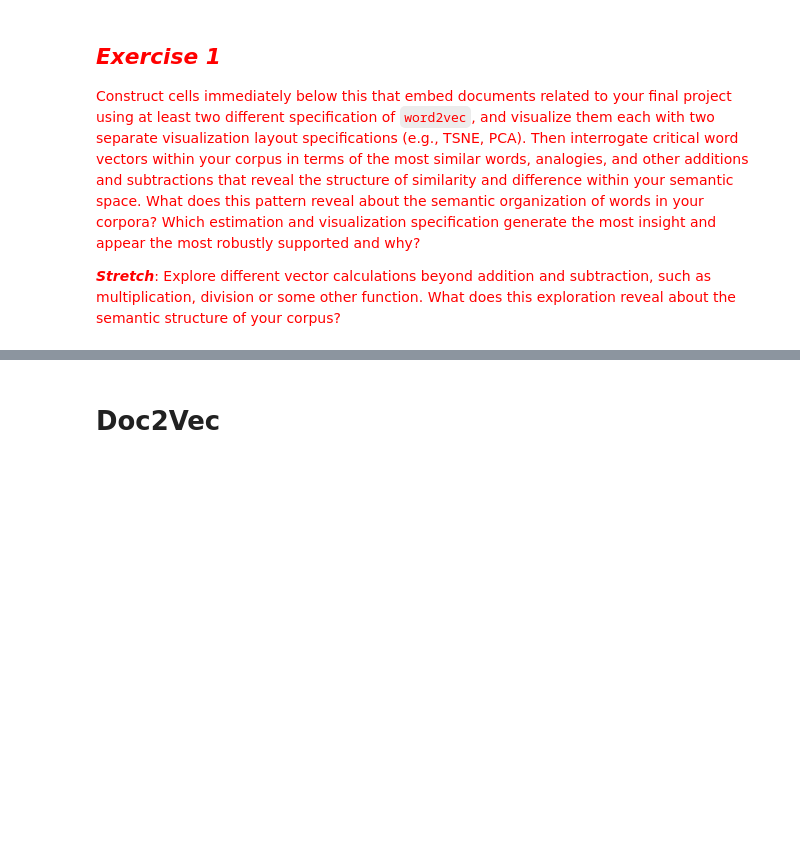
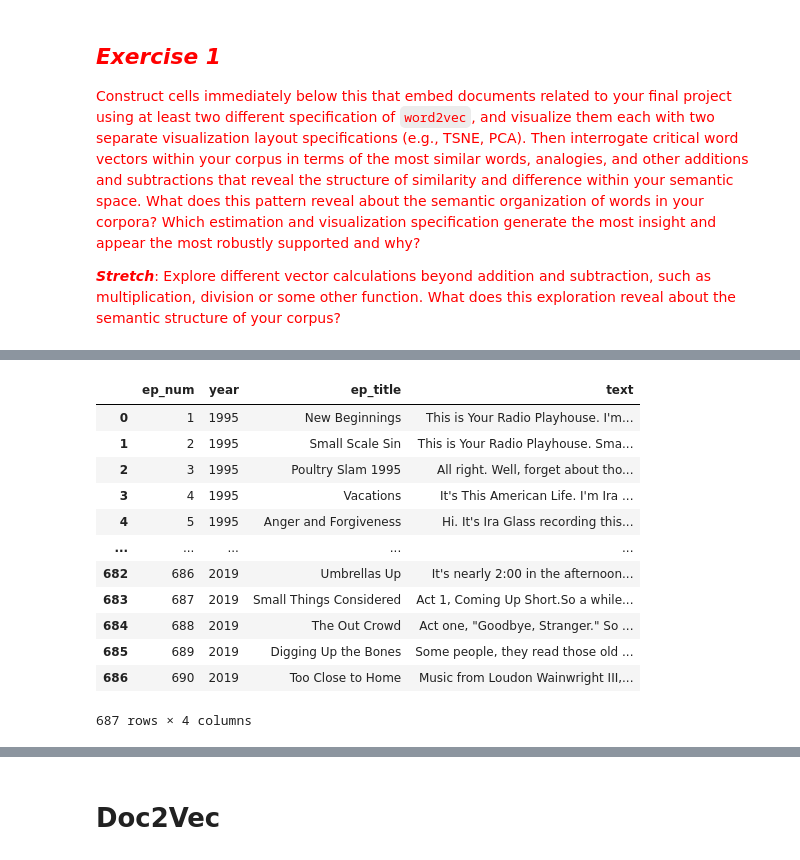
Before and after one commit to katykoenig/Content-Analysis-2020, a Jupyter notebook: week-7/7-Vector-Space-Word-Embeddings.ipynb, the cells around one changed output, grey strips where cells are left out. Drawn from its saved outputs; the diff is of its cells as text; code cells hidden in the pictures; blank space fills up the shorter version.

```diff
--- a/week-7/7-Vector-Space-Word-Embeddings.ipynb
+++ b/week-7/7-Vector-Space-Word-Embeddings.ipynb
@@ -336,4 +336,20 @@ tal_df.head()
 | 2 | 1 | New Beginnings | 1995 | https://www.thisamericanlife.org/... | Act Three: Act Three | Well, next on our little playhous... |
 | 3 | 1 | New Beginnings | 1995 | https://www.thisamericanlife.org/... | Act Two: Act Two | Good morning. Glass, Jacobson & A... |
 | 4 | 1 | New Beginnings | 1995 | https://www.thisamericanlife.org/... | Act One: Act One | All right, Your Radio Playhouse. ... |
+# %%
+tal_df.groupby('ep_num').agg({'year': 'max', 'ep_title': 'max', 'text': 'sum'}).reset_index()
+# %% [output]
+|  | ep_num | year | ep_title | text |
+| 0 | 1 | 1995 | New Beginnings | This is Your Radio Playhouse. I'm... |
+| 1 | 2 | 1995 | Small Scale Sin | This is Your Radio Playhouse. Sma... |
+| 2 | 3 | 1995 | Poultry Slam 1995 | All right. Well, forget about tho... |
+| 3 | 4 | 1995 | Vacations | It's This American Life. I'm Ira ... |
+| 4 | 5 | 1995 | Anger and Forgiveness | Hi. It's Ira Glass recording this... |
+| ... | ... | ... | ... | ... |
+| 682 | 686 | 2019 | Umbrellas Up | It's nearly 2:00 in the afternoon... |
+| 683 | 687 | 2019 | Small Things Considered | Act 1, Coming Up Short.So a while... |
+| 684 | 688 | 2019 | The Out Crowd | Act one, "Goodbye, Stranger." So ... |
+| 685 | 689 | 2019 | Digging Up the Bones | Some people, they read those old ... |
+| 686 | 690 | 2019 | Too Close to Home | Music from Loudon Wainwright III,... |
+687 rows × 4 columns
 # %%
```
Also changed, not shown: parts of 23 cells of this notebook.
